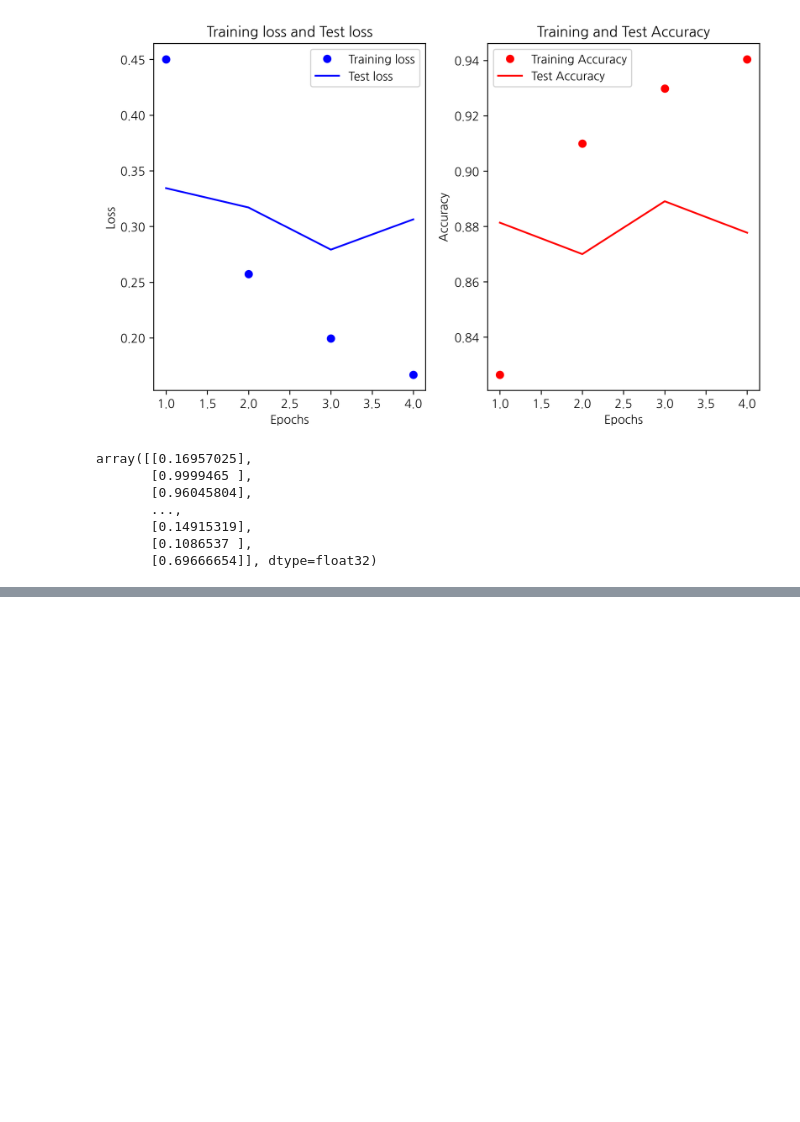
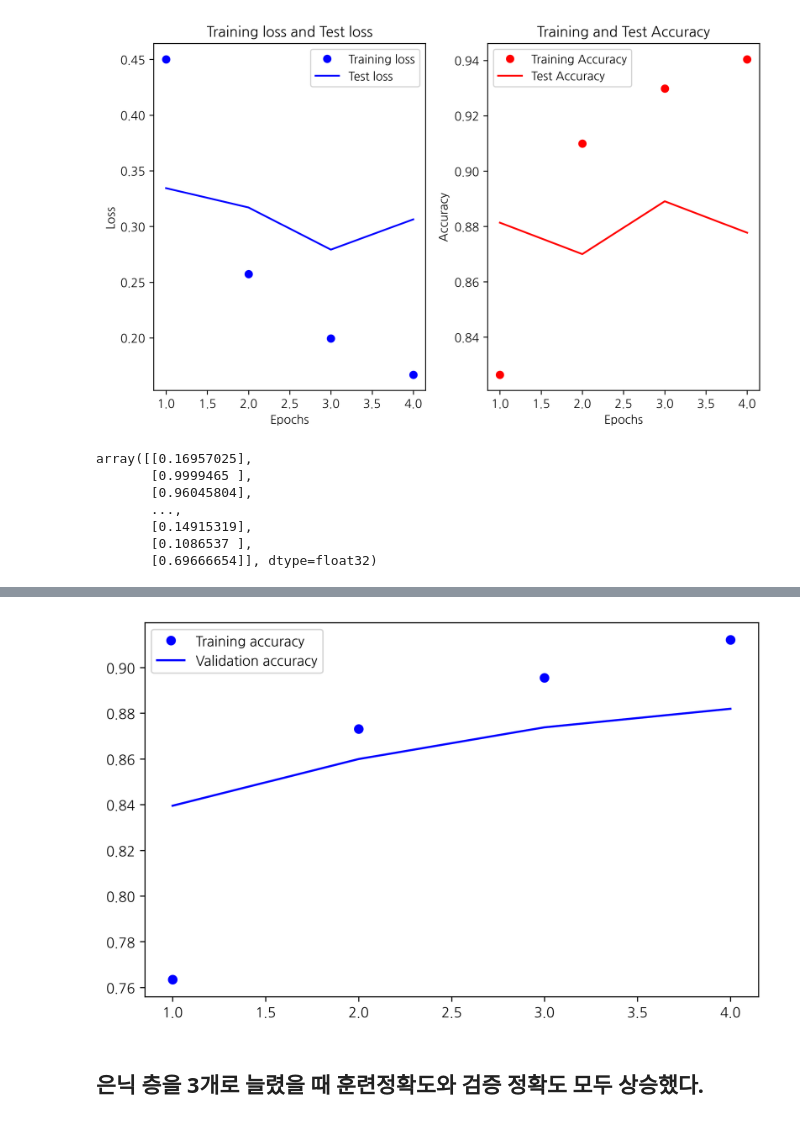
Before and after one commit to tigerkey10/tigerkey10.github.io, a Jupyter notebook: [2022년 1월 22일] 케라스 기본-IMDB데이터 분류하는 문제.ipynb, the cells around one changed output, grey strips where cells are left out. Drawn from its saved outputs; the diff is of its cells as text; code cells hidden in the pictures; blank space fills up the shorter version.

```diff
--- a/[2022년 1월 22일] 케라스 기본-IMDB데이터 분류하는 문제.ipynb
+++ b/[2022년 1월 22일] 케라스 기본-IMDB데이터 분류하는 문제.ipynb
@@ -270,0 +299,2 @@ array([[0.16957025],
+# %%
+model.fit(partial_x_train, partial_y_train, batch_size=512, epochs=4, validation_data=(x_val, y_val))
@@ -270,0 +316,15 @@ array([[0.16957025],
+# %%
+# 은닉유닛 3개인 경우
+model2 = models.Sequential()
+model2.add(layers.Dense(3, activation='relu', input_shape=(10000,)))
+model2.add(layers.Dense(3, activation='relu'))
+model2.add(layers.Dense(1, activation='sigmoid'))
+# %%
+model2.compile(
+    optimizer='rmsprop',
+    loss='binary_crossentropy',
+    metrics=['accuracy']
+)
+# %%
+hs = model2.fit(partial_x_train, partial_y_train, batch_size=512, epochs=4, validation_data=(x_val, y_val))
+hs.history
@@ -270,0 +366,10 @@ array([[0.16957025],
+# %%
+epochs = range(1,5)
+plt.plot(epochs, hs.history['accuracy'], 'bo', label='Training accuracy')
+plt.plot(epochs, hs.history['val_accuracy'], 'b', label='Validation accuracy')
+plt.legend()
+plt.show()
+# %% [output]
+[figure, added]
+# %% [markdown]
+## 은닉 층을 3개로 늘렸을 때 훈련정확도와 검증 정확도 모두 상승했다.
```
Also changed, not shown: parts of 78 cells of this notebook.
